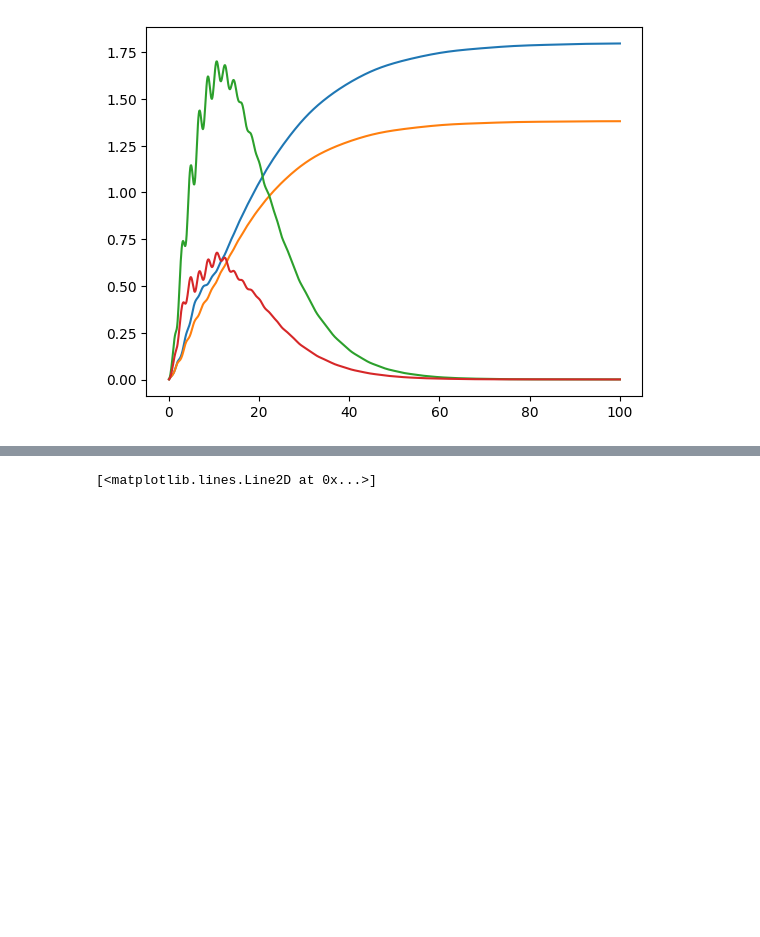
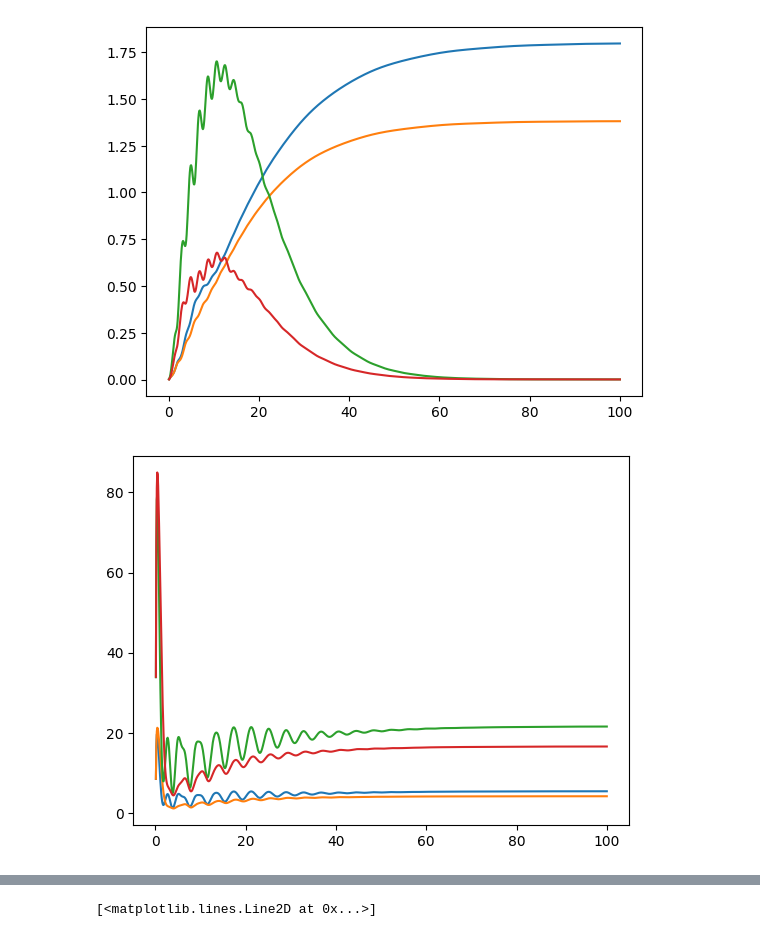
Before and after one commit to Rumoa/qll_qdots, a Jupyter notebook: model_writing.ipynb, the cells around one changed output, grey strips where cells are left out. Saved outputs shown, nothing was run; the diff lists cells and outputs as text; code cells hidden in the pictures; blank space fills up the shorter version.

```diff
--- a/model_writing.ipynb
+++ b/model_writing.ipynb
@@ -1266,5 +1307,12 @@ for i in range(4):
 plt.show()
 # %% [output]
 [figure]
+# %%
+for i in range(4):
+    plt.plot(times[0:], evolution_new_qfim[0:, i, i])
+
+plt.show()
+# %% [output]
+[figure, added]
 # %%
 for i in range(4):
```
Also changed, not shown: parts of 4 cells of this notebook, 1 other file.
